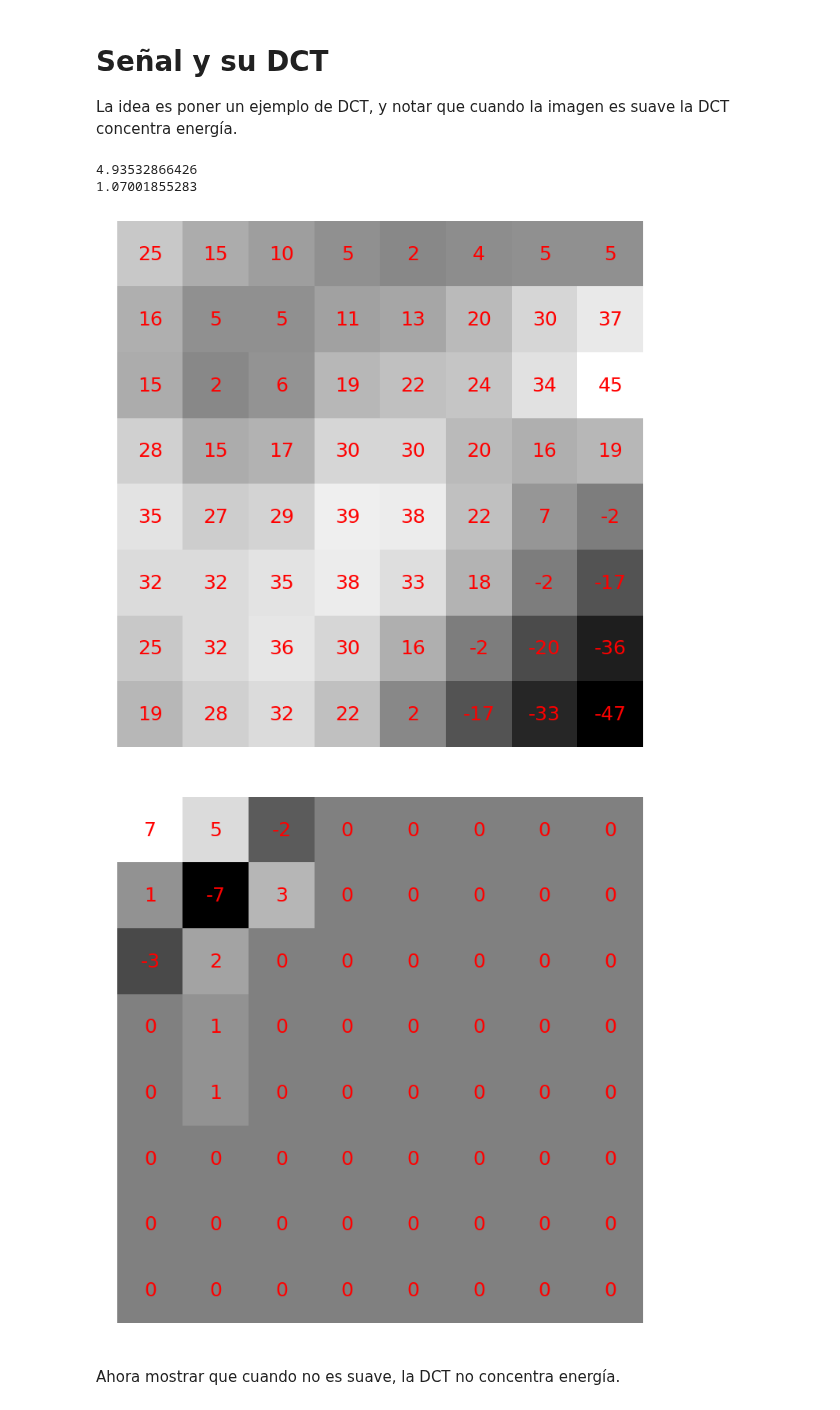
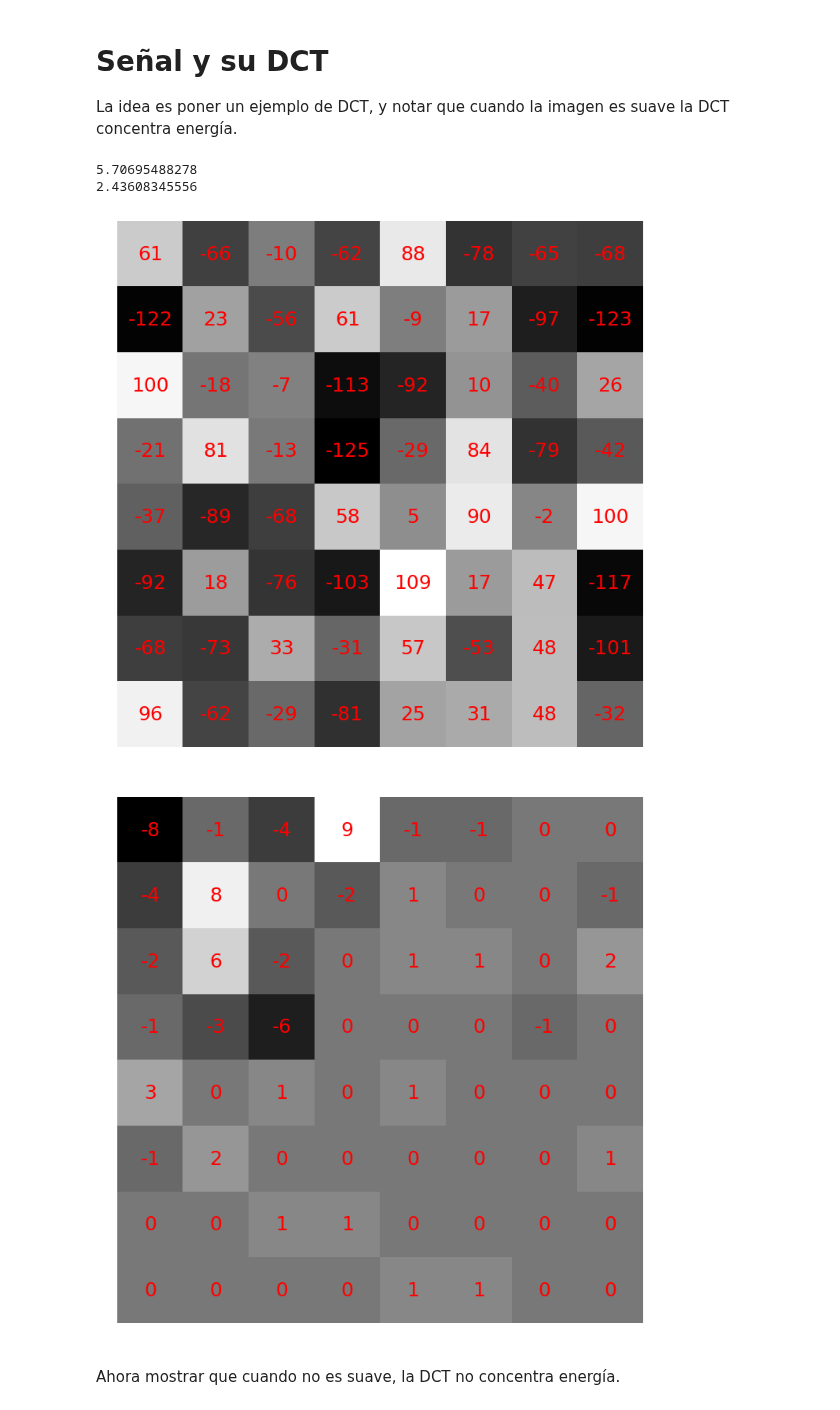
Before and after one commit to npazosmendez/jpeg, a Jupyter notebook: experimentando2.ipynb, the cells around one changed output. Saved outputs shown, nothing was run; the diff lists cells and outputs as text; code cells hidden in the pictures.

```diff
--- a/experimentando2.ipynb
+++ b/experimentando2.ipynb
@@ -131,11 +131,6 @@ plt.savefig('latex/fig/8x8random_dct.png')
 plt.show()
 # %%
 # 8x8 random y su DCT
-img = np.array(np.random.rand(8,8)*255,dtype=np.int)
-img = filters.gaussian_filter(img, 1.2) -128
-
-dct = get_2D_dct(img)
-
 
 # Veamos la entropía al cuantizar
 
@@ -146,39 +141,78 @@ QTable = np.array([\
         [14,17,22,29,51,87,80,62],\
         [18,22,37,56,68,109,103,77],\
         [24,35,55,64,81,104,113,92],\
         [49,64,78,87,103,121,120,101],\
         [72,92,95,98,112,100,103,99],\
         ])
 
+
+# img = np.array(np.random.rand(8,8)*255,dtype=np.int)
+# img = filters.gaussian_filter(img, 1.2) -128
+
+# dct = get_2D_dct(img)
+
+# dct = np.array(np.divide(dct,QTable), dtype=np.int8)
+
+# print(metricas.entropy(img))
+# print(metricas.entropy(dct))
+
+# fig, ax = plt.subplots(figsize=(10,10))
+# plt.imshow(img,cmap='gray')
+# for (j,i),label in np.ndenumerate(img):
+#     ax.text(i,j,label,ha='center',va='center',fontsize=25,color='r')
+# ax.tick_params(labelsize=20)
+# plt.axis('off')
+# plt.tight_layout()
+# plt.savefig('latex/fig/8x8random_entropy.png')
+# plt.show()
+
+# fig, ax = plt.subplots(figsize=(10,10))
+# plt.imshow(dct,cmap='gray')
+# for (j,i),label in np.ndenumerate(dct):
+#     ax.text(i,j,label,ha='center',va='center',fontsize=25,color='r')
+# ax.tick_params(labelsize=20)
+# plt.axis('off')
+# plt.tight_layout()
+# plt.savefig('latex/fig/8x8random_dct_entropy.png')
+# plt.show()
+
+
+
+
+img = np.array(np.random.rand(8,8)*255,dtype=np.int) - 128
+# img = filters.gaussian_filter(img, 0.00) -128
+
+dct = get_2D_dct(img)
+
 dct = np.array(np.divide(dct,QTable), dtype=np.int8)
 
 print(metricas.entropy(img))
 print(metricas.entropy(dct))
 
 fig, ax = plt.subplots(figsize=(10,10))
 plt.imshow(img,cmap='gray')
 for (j,i),label in np.ndenumerate(img):
     ax.text(i,j,label,ha='center',va='center',fontsize=25,color='r')
 ax.tick_params(labelsize=20)
 plt.axis('off')
 plt.tight_layout()
-plt.savefig('latex/fig/8x8random_entropy.png')
+plt.savefig('latex/fig/8x8random_entropy2.png')
 plt.show()
 
 fig, ax = plt.subplots(figsize=(10,10))
 plt.imshow(dct,cmap='gray')
 for (j,i),label in np.ndenumerate(dct):
     ax.text(i,j,label,ha='center',va='center',fontsize=25,color='r')
 ax.tick_params(labelsize=20)
 plt.axis('off')
 plt.tight_layout()
-plt.savefig('latex/fig/8x8random_dct_entropy.png')
+plt.savefig('latex/fig/8x8random_dct_entropy2.png')
 plt.show()
 # %% [output]
-4.93532866426
-1.07001855283
+5.70695488278
+2.43608345556
-[figure, old version]
+[figure, new version]
-[figure, old version]
+[figure, new version]
 # %% [markdown]
 Ahora mostrar que cuando no es suave, la DCT no concentra energía.
 # %%
```
Also changed, not shown: 3 other files.
